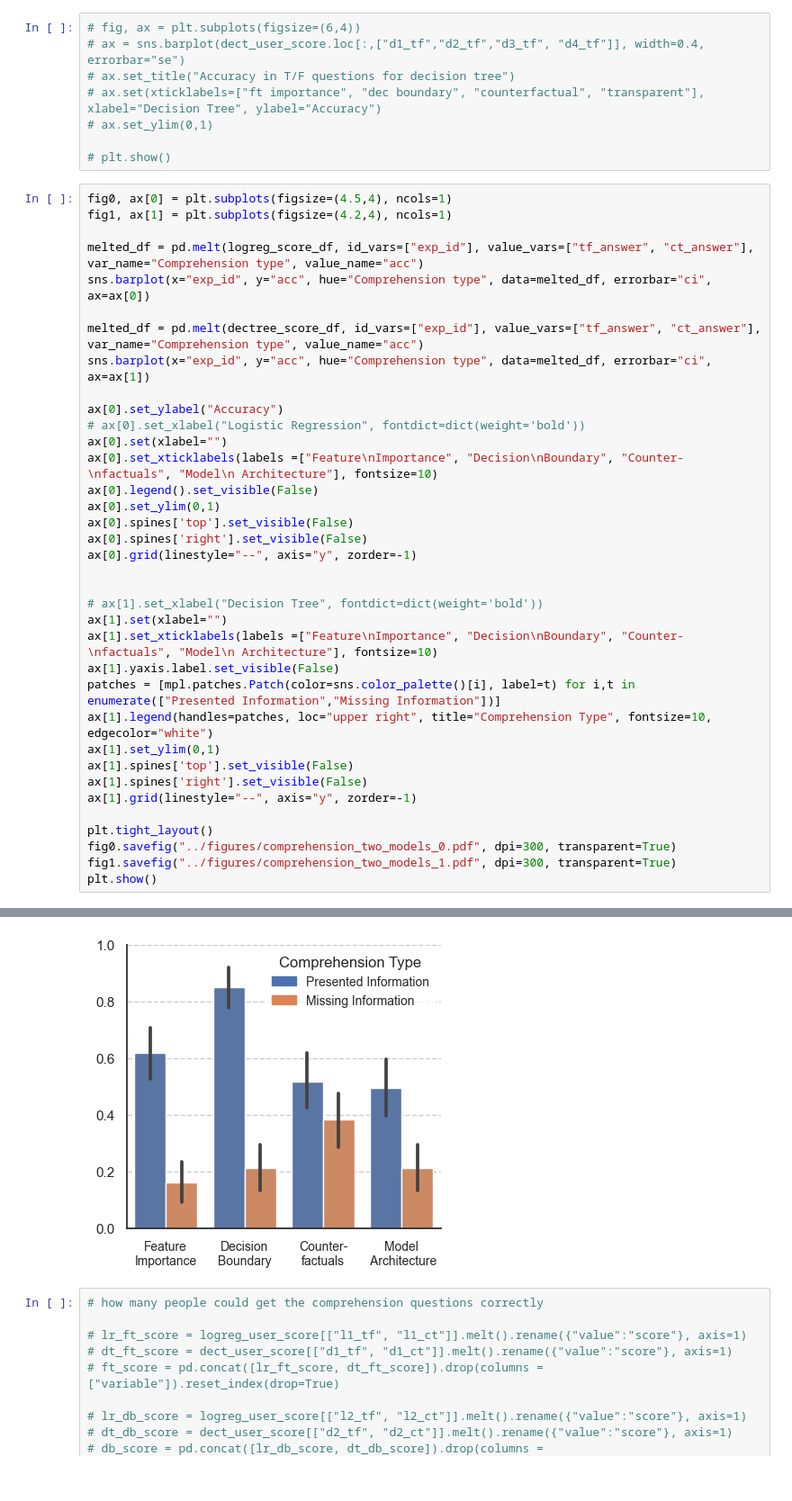
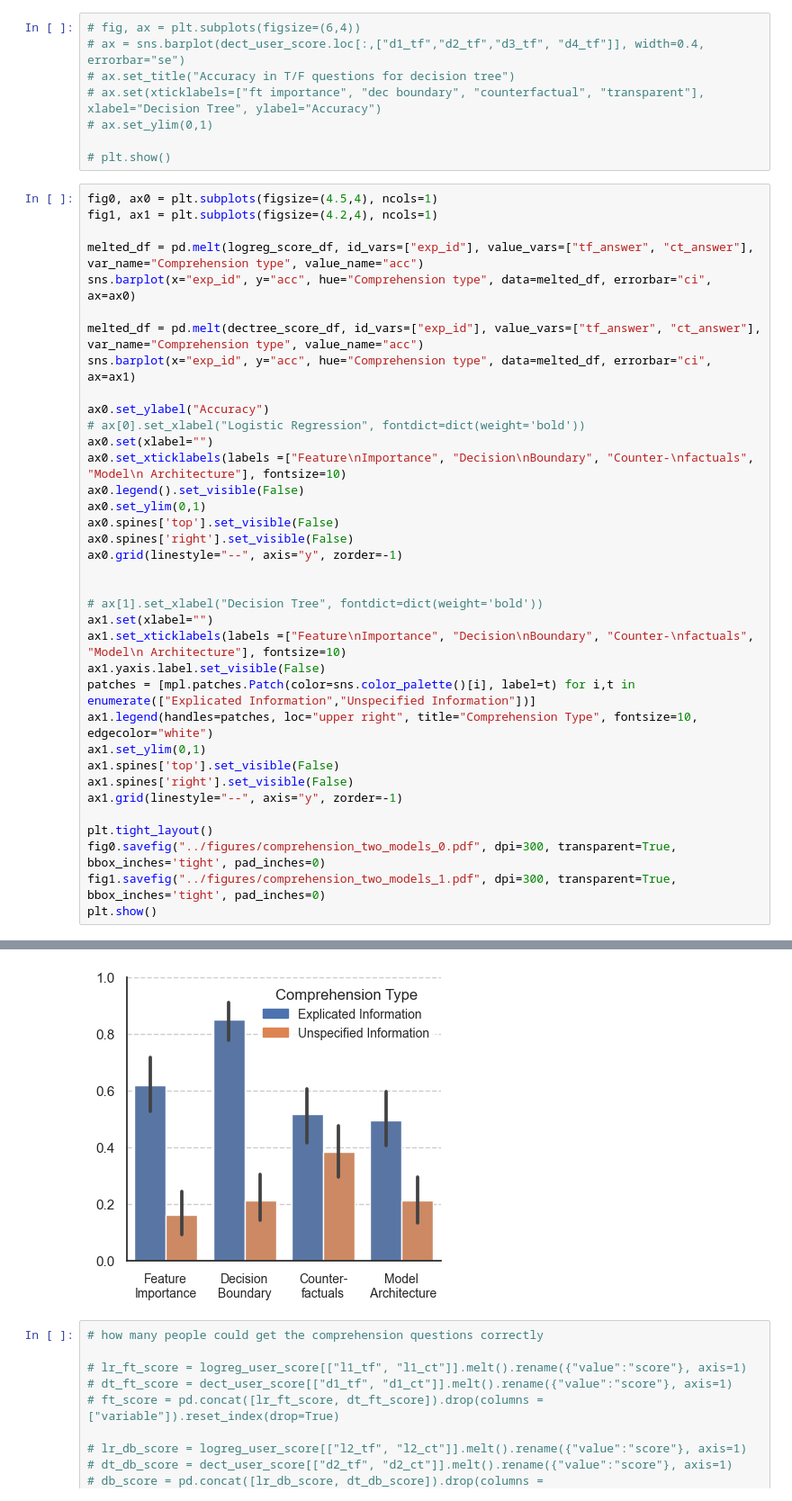
Before and after one commit to xuanxuanxuan-git/hcxai, a Jupyter notebook: survey_analysis.ipynb, the cells around one changed output, grey strips where cells are left out. Shown at 90% size. Drawn from its saved outputs; the diff is of its cells as text.

```diff
--- a/survey_analysis.ipynb
+++ b/survey_analysis.ipynb
@@ -1165,41 +1166,41 @@ plt.show()
 
 # plt.show()
 # %%
-fig0, ax[0] = plt.subplots(figsize=(4.5,4), ncols=1)
-fig1, ax[1] = plt.subplots(figsize=(4.2,4), ncols=1)
+fig0, ax0 = plt.subplots(figsize=(4.5,4), ncols=1)
+fig1, ax1 = plt.subplots(figsize=(4.2,4), ncols=1)
 
 melted_df = pd.melt(logreg_score_df, id_vars=["exp_id"], value_vars=["tf_answer", "ct_answer"],
 var_name="Comprehension type", value_name="acc")
-sns.barplot(x="exp_id", y="acc", hue="Comprehension type", data=melted_df, errorbar="ci", ax=ax[0])
+sns.barplot(x="exp_id", y="acc", hue="Comprehension type", data=melted_df, errorbar="ci", ax=ax0)
 
 melted_df = pd.melt(dectree_score_df, id_vars=["exp_id"], value_vars=["tf_answer", "ct_answer"],
 var_name="Comprehension type", value_name="acc")
-sns.barplot(x="exp_id", y="acc", hue="Comprehension type", data=melted_df, errorbar="ci", ax=ax[1])
+sns.barplot(x="exp_id", y="acc", hue="Comprehension type", data=melted_df, errorbar="ci", ax=ax1)
 
-ax[0].set_ylabel("Accuracy")
+ax0.set_ylabel("Accuracy")
 # ax[0].set_xlabel("Logistic Regression", fontdict=dict(weight='bold'))
-ax[0].set(xlabel="")
-ax[0].set_xticklabels(labels =["Feature\nImportance", "Decision\nBoundary", "Counter-\nfactuals", "Model\n Architecture"], fontsize=10)
-ax[0].legend().set_visible(False)
-ax[0].set_ylim(0,1)
-ax[0].spines['top'].set_visible(False)
-ax[0].spines['right'].set_visible(False)
-ax[0].grid(linestyle="--", axis="y", zorder=-1)
+ax0.set(xlabel="")
+ax0.set_xticklabels(labels =["Feature\nImportance", "Decision\nBoundary", "Counter-\nfactuals", "Model\n Architecture"], fontsize=10)
+ax0.legend().set_visible(False)
+ax0.set_ylim(0,1)
+ax0.spines['top'].set_visible(False)
+ax0.spines['right'].set_visible(False)
+ax0.grid(linestyle="--", axis="y", zorder=-1)
 
 
 # ax[1].set_xlabel("Decision Tree", fontdict=dict(weight='bold'))
-ax[1].set(xlabel="")
-ax[1].set_xticklabels(labels =["Feature\nImportance", "Decision\nBoundary", "Counter-\nfactuals", "Model\n Architecture"], fontsize=10)
-ax[1].yaxis.label.set_visible(False)
-patches = [mpl.patches.Patch(color=sns.color_palette()[i], label=t) for i,t in enumerate(["Presented Information","Missing Information"])]
-ax[1].legend(handles=patches, loc="upper right", title="Comprehension Type", fontsize=10, edgecolor="white")
-ax[1].set_ylim(0,1)
-ax[1].spines['top'].set_visible(False)
-ax[1].spines['right'].set_visible(False)
-ax[1].grid(linestyle="--", axis="y", zorder=-1)
+ax1.set(xlabel="")
+ax1.set_xticklabels(labels =["Feature\nImportance", "Decision\nBoundary", "Counter-\nfactuals", "Model\n Architecture"], fontsize=10)
+ax1.yaxis.label.set_visible(False)
+patches = [mpl.patches.Patch(color=sns.color_palette()[i], label=t) for i,t in enumerate(["Explicated Information","Unspecified Information"])]
+ax1.legend(handles=patches, loc="upper right", title="Comprehension Type", fontsize=10, edgecolor="white")
+ax1.set_ylim(0,1)
+ax1.spines['top'].set_visible(False)
+ax1.spines['right'].set_visible(False)
+ax1.grid(linestyle="--", axis="y", zorder=-1)
 
 plt.tight_layout()
-fig0.savefig("../figures/comprehension_two_models_0.pdf", dpi=300, transparent=True)
-fig1.savefig("../figures/comprehension_two_models_1.pdf", dpi=300, transparent=True)
+fig0.savefig("../figures/comprehension_two_models_0.pdf", dpi=300, transparent=True, bbox_inches='tight', pad_inches=0)
+fig1.savefig("../figures/comprehension_two_models_1.pdf", dpi=300, transparent=True, bbox_inches='tight', pad_inches=0)
 plt.show()
 # %% [output]
@@ -1207,4 +1208,4 @@ plt.show()
-[figure, old version]
+[figure, new version]
 # %%
 # how many people could get the comprehension questions correctly
 
```
Also changed, not shown: parts of 15 cells of this notebook.
